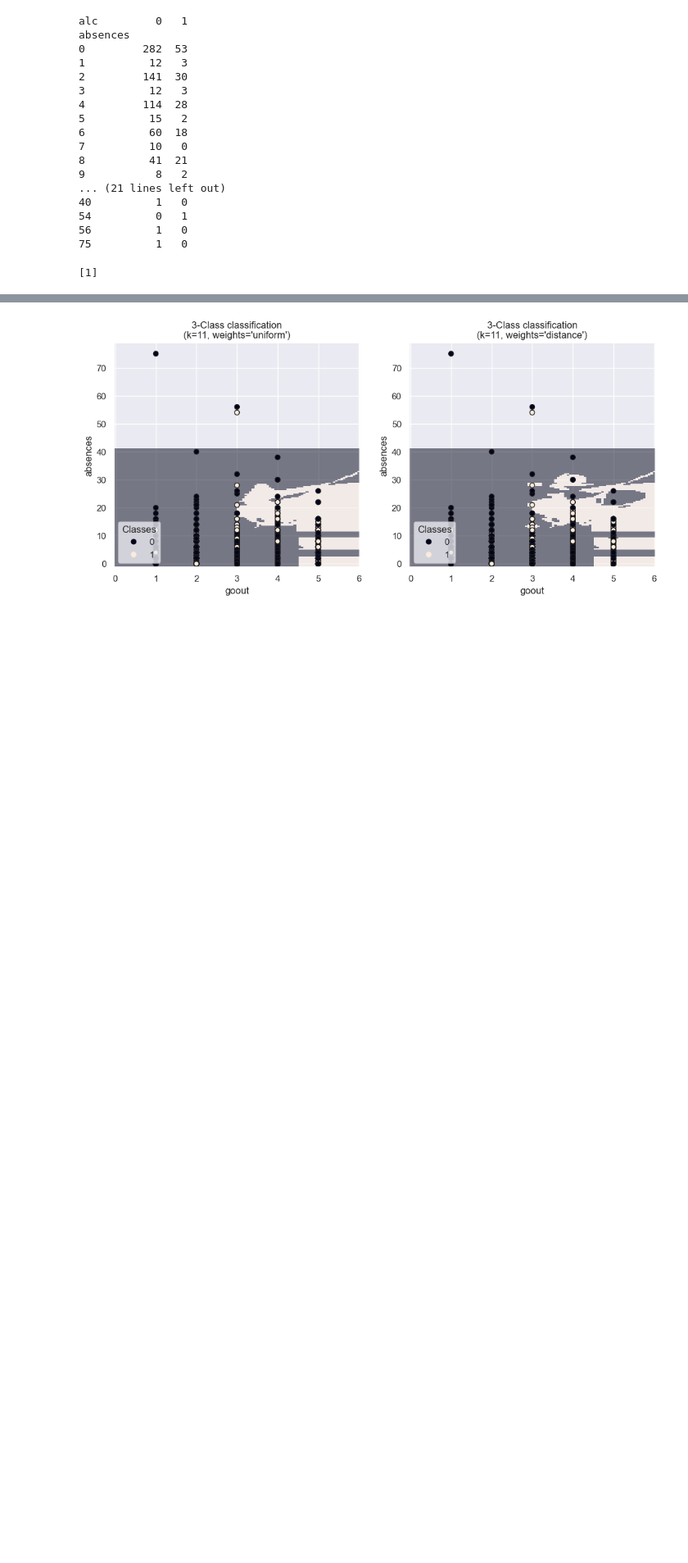
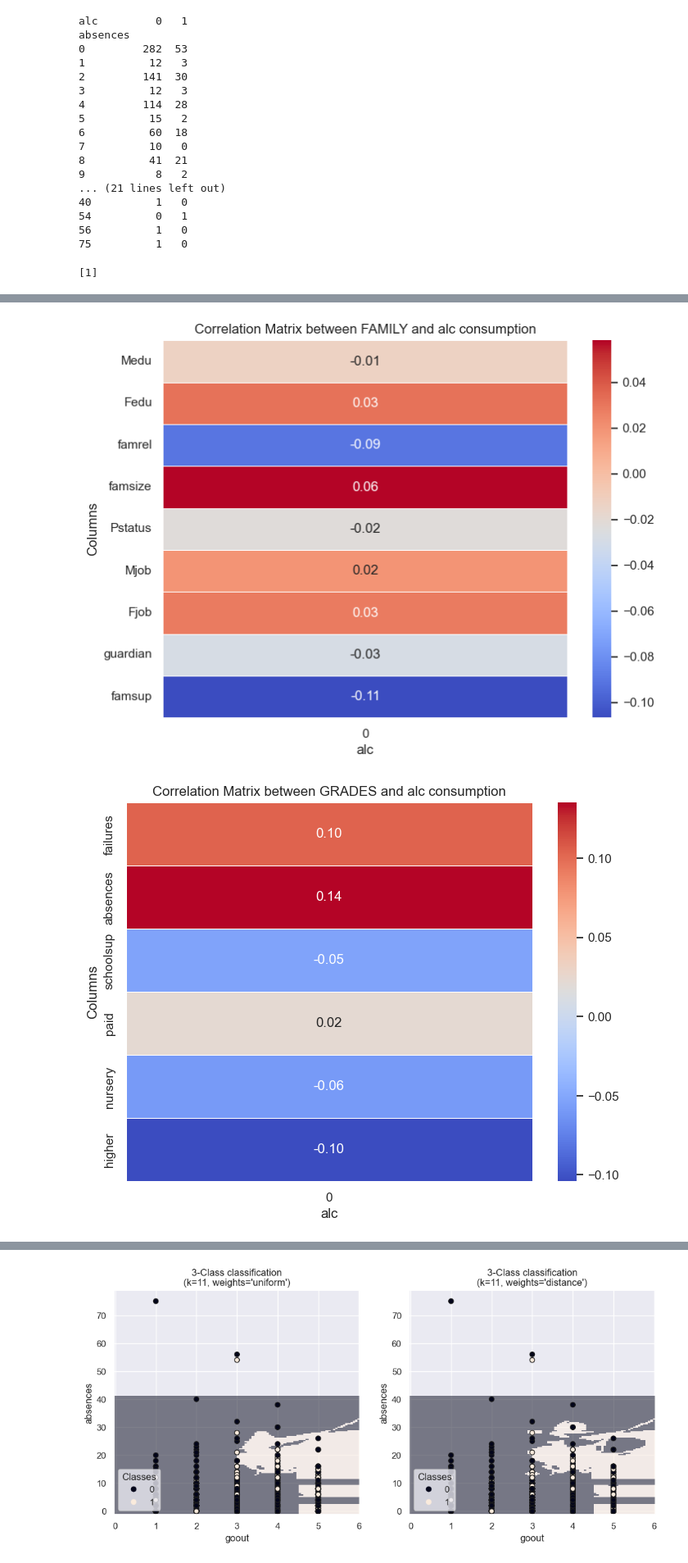
Before and after one commit to ijethmal/sc1015-asg, a Jupyter notebook: main.ipynb, the cells around one changed output, grey strips where cells are left out. Shown at 82% size. Cells and saved outputs as stored; diff of their text form; code cells hidden in the pictures; blank space fills up the shorter version.

```diff
--- a/main.ipynb
+++ b/main.ipynb
@@ -271,6 +291,6 @@ plt.show()
 # %%
 from scipy.stats import chi2_contingency
-cross_tab=pd.crosstab(index=students['absences'],columns=students['alc'])
+cross_tab=pd.crosstab(index=students1['absences'],columns=students1['alc'])
 print(cross_tab)
 # %% [output]
 alc         0   1
@@ -366,0 +358,48 @@ AttributeError: 'DataFrame' object has no attribute 'target_names'
+# %%
+# chi squared test for correlation matrix
+
+import matplotlib.pyplot as plt
+import seaborn as sb
+import pandas as pd
+import numpy as np
+from scipy.stats import chi2_contingency
+from sklearn.neighbors import KNeighborsClassifier
+from sklearn.model_selection import train_test_split
+from sklearn.pipeline import Pipeline
+from sklearn.preprocessing import StandardScaler
+from sklearn.inspection import DecisionBoundaryDisplay
+
+# Extract the single variable column from df2
+alcohol_consumption = students1['alc']
+
+# Define subsets of your data
+data_subsets = {'FAMILY': family, 'GRADES': grades, 'CHAR': char, 'LIFESTYLE': lifestyle, 'CATEGORICALS': categoricals}
+
+# Plot correlation matrices for each subset
+for subset_name, subset_data in data_subsets.items():
+    # Calculate correlation coefficients
+    correlation_matrix = subset_data.corrwith(alcohol_consumption)
+
+    # Plot correlation matrix as a heatmap
+    plt.figure(figsize=(8, 6))
+    sb.heatmap(correlation_matrix.to_frame(), annot=True, cmap='coolwarm', fmt=".2f", linewidths=.5)
+    plt.title(f"Correlation Matrix between {subset_name} and alc consumption")
+    plt.xlabel("alc")
+    plt.ylabel("Columns")
+    plt.show()
+
+# Use a loop to plot correlation with ...
+del list
+cols = list(students1.columns)
+for col in cols:
+    if col in ['id', 'alc']:
+        continue
+    cross_tab = pd.crosstab(index=students1[col], columns=students1['alc'])
+    chi_sq_result = chi2_contingency(cross_tab) # this is the chi square test
+    p, x = chi_sq_result[1], "reject" if chi_sq_result[1] < 0.05 else "accept"
+    # best p values and columns
+    if p < 0.01:
+        print(f"For {col} against alcohol consumption, the p-value is {chi_sq_result[1]} and hence we {x} the null hypothesis with {chi_sq_result[2]} degrees of freedom\n")
+# %% [output]
+[figure, added]
+[figure, added]
```
Also changed, not shown: parts of 15 cells of this notebook.
